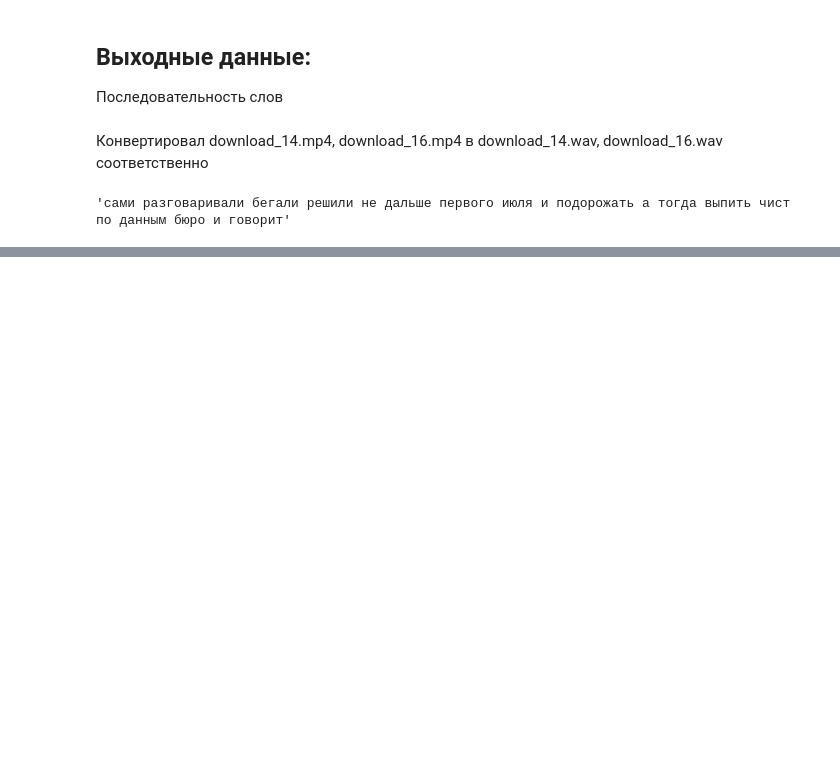
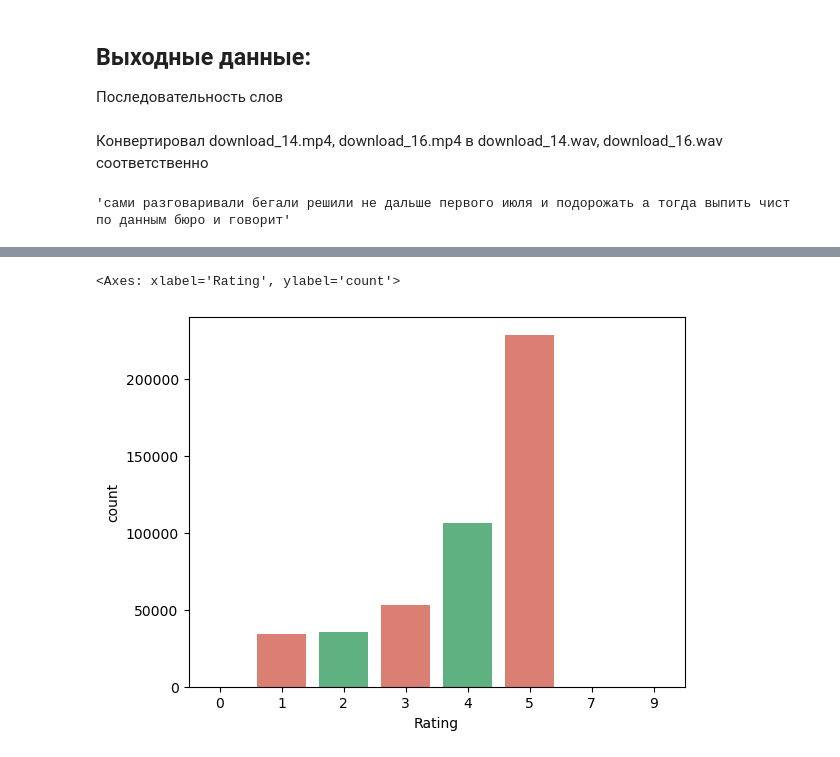
Before and after one commit to maxim-polyakov/Agat_test, a Jupyter notebook: Поляков Максим Агат.ipynb, the cells around one changed output, grey strips where cells are left out. Cells and saved outputs as stored; diff of their text form; code cells hidden in the pictures; blank space fills up the shorter version.

```diff
--- a/Поляков Максим Агат.ipynb
+++ b/Поляков Максим Агат.ipynb
@@ -68,0 +180,2 @@ out1
+# %%
+df = pd.read_csv('data.csv')
@@ -68,0 +198,7 @@ out1
+# %%
+green = '#52BE80'
+red = '#EC7063'
+sns.countplot(x=df['Rating'], palette=[green, red])
+# %% [output]
+<Axes: xlabel='Rating', ylabel='count'>
+[figure, added]
```
Also changed, not shown: parts of 20 cells of this notebook, 7 other files.
